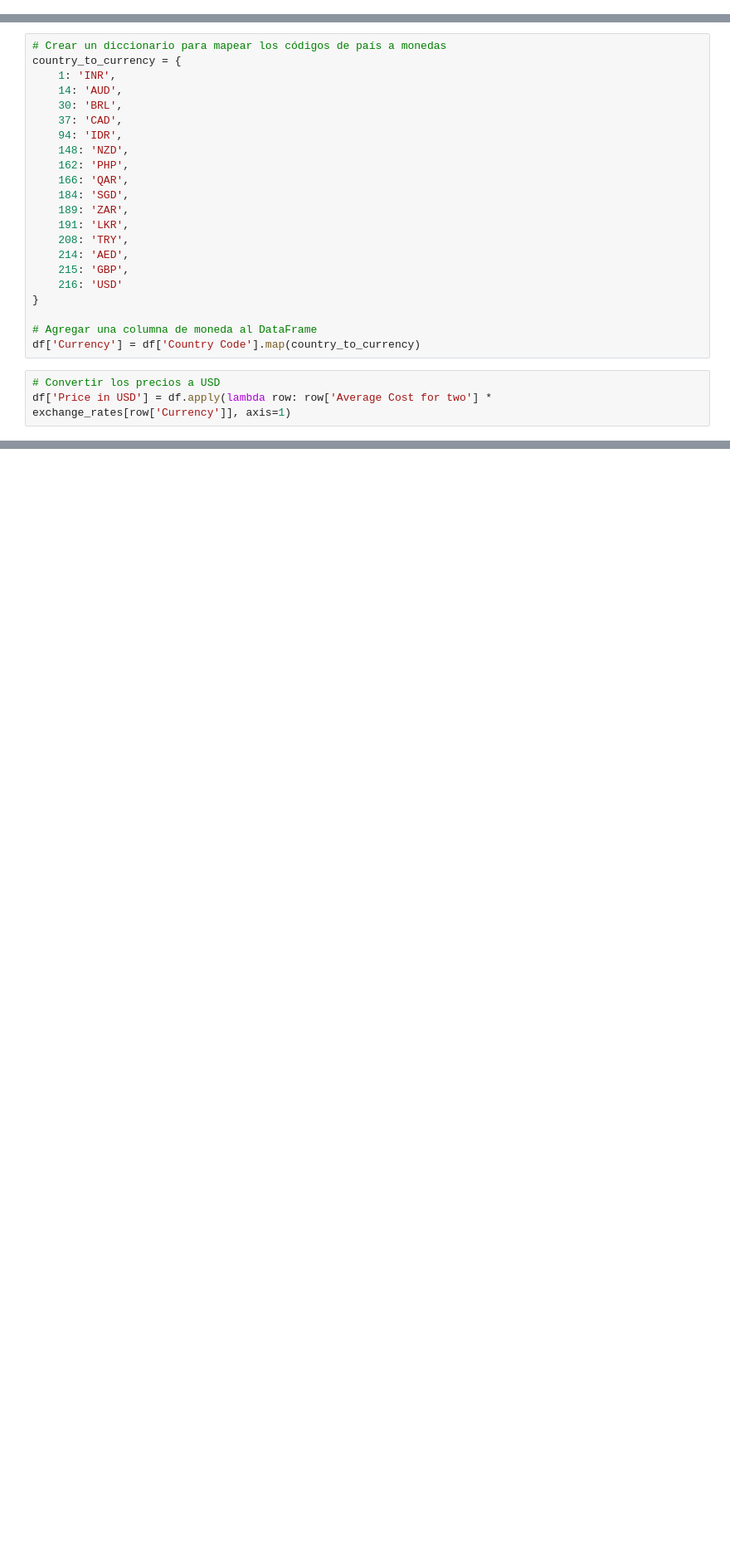
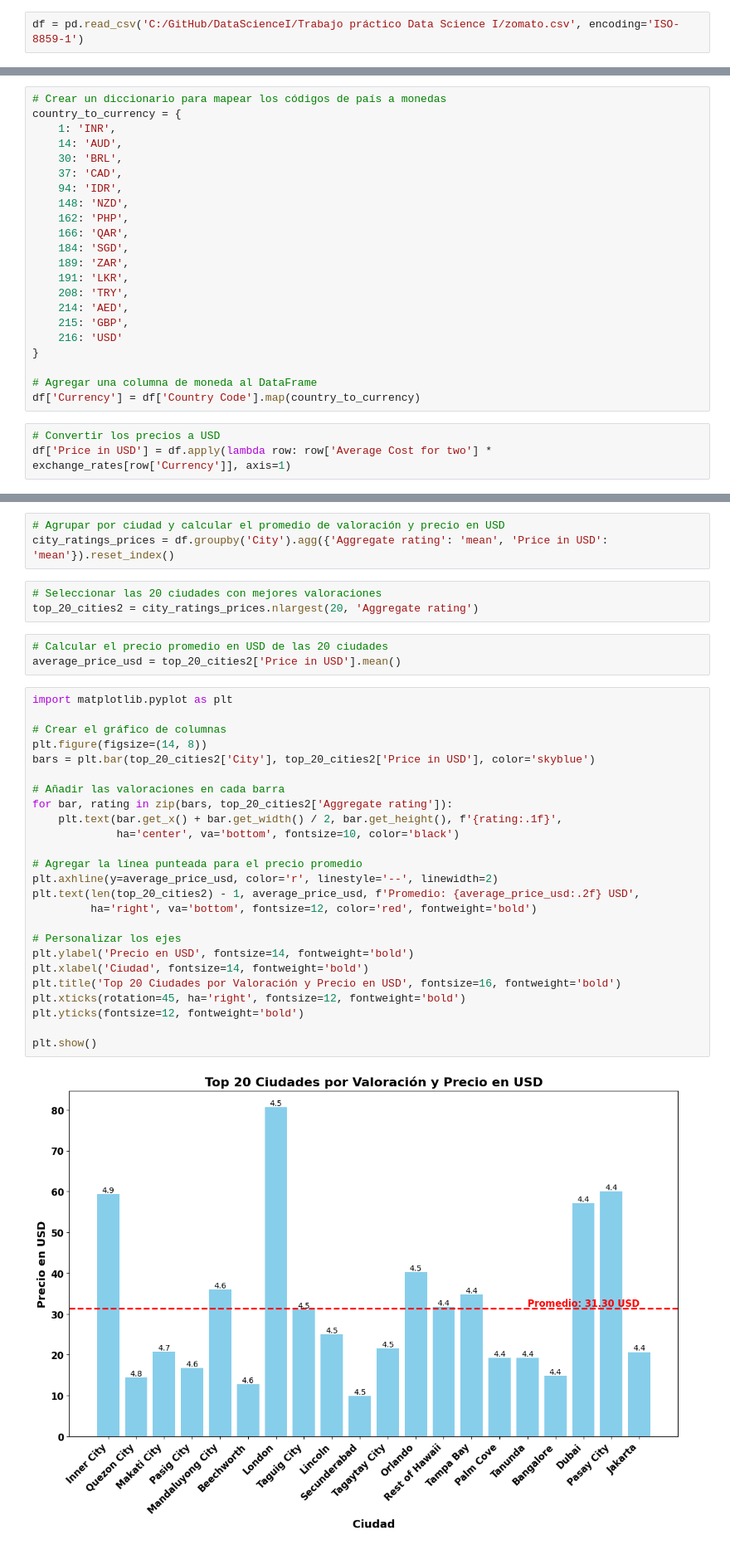
Before and after one commit to fptisato/DataScienceI, a Jupyter notebook: ZOMATO PRIMERA ENTREGA.ipynb, the cells around one changed output, grey strips where cells are left out. Shown: that part at 83% size. Saved outputs shown, nothing was run; the diff lists cells and outputs as text; blank space fills up the shorter version.

```diff
--- a/ZOMATO PRIMERA ENTREGA.ipynb
+++ b/ZOMATO PRIMERA ENTREGA.ipynb
@@ -212,3 +214,5 @@ El problema que tengo es que la moneda del dataset es la moneda local de cada pa
+# %%
+df = pd.read_csv('C:/GitHub/DataScienceI/Trabajo práctico Data Science I/zomato.csv', encoding='ISO-8859-1')
 # %%
 # Crear un diccionario con los tipos de cambio (ejemplo)
 exchange_rates = {
@@ -260,0 +272,36 @@ TypeError: 'DataFrame' object is not callable
+# %%
+# Agrupar por ciudad y calcular el promedio de valoración y precio en USD
+city_ratings_prices = df.groupby('City').agg({'Aggregate rating': 'mean', 'Price in USD': 'mean'}).reset_index()
+# %%
+# Seleccionar las 20 ciudades con mejores valoraciones
+top_20_cities2 = city_ratings_prices.nlargest(20, 'Aggregate rating')
+# %%
+# Calcular el precio promedio en USD de las 20 ciudades
+average_price_usd = top_20_cities2['Price in USD'].mean()
+# %%
+import matplotlib.pyplot as plt
+
+# Crear el gráfico de columnas
+plt.figure(figsize=(14, 8))
+bars = plt.bar(top_20_cities2['City'], top_20_cities2['Price in USD'], color='skyblue')
+
+# Añadir las valoraciones en cada barra
+for bar, rating in zip(bars, top_20_cities2['Aggregate rating']):
+    plt.text(bar.get_x() + bar.get_width() / 2, bar.get_height(), f'{rating:.1f}',
+             ha='center', va='bottom', fontsize=10, color='black')
+
+# Agregar la línea punteada para el precio promedio
+plt.axhline(y=average_price_usd, color='r', linestyle='--', linewidth=2)
+plt.text(len(top_20_cities2) - 1, average_price_usd, f'Promedio: {average_price_usd:.2f} USD',
+         ha='right', va='bottom', fontsize=12, color='red', fontweight='bold')
+
+# Personalizar los ejes
+plt.ylabel('Precio en USD', fontsize=14, fontweight='bold')
+plt.xlabel('Ciudad', fontsize=14, fontweight='bold')
+plt.title('Top 20 Ciudades por Valoración y Precio en USD', fontsize=16, fontweight='bold')
+plt.xticks(rotation=45, ha='right', fontsize=12, fontweight='bold')
+plt.yticks(fontsize=12, fontweight='bold')
+
+plt.show()
+# %% [output]
+[figure, added]
```
Also changed, not shown: parts of 21 cells of this notebook.
